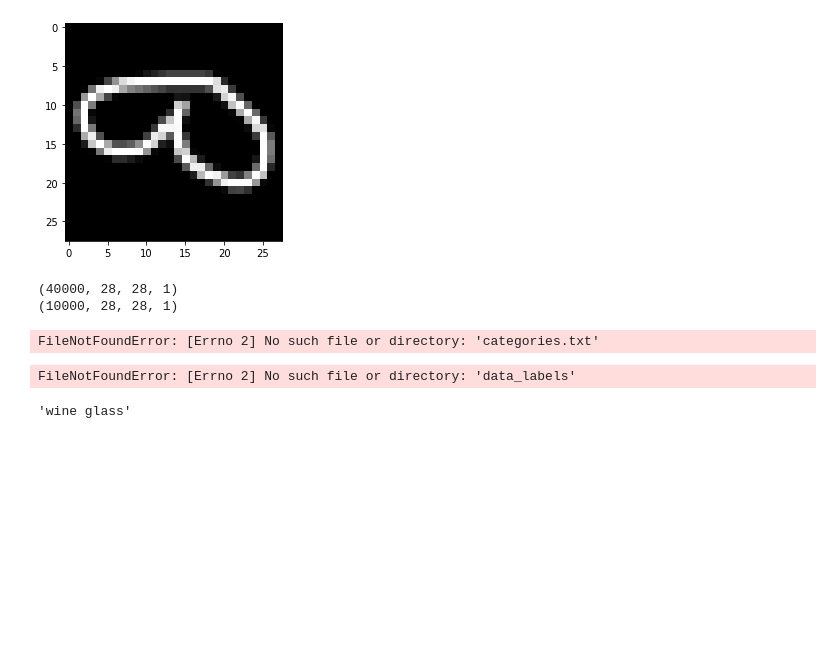
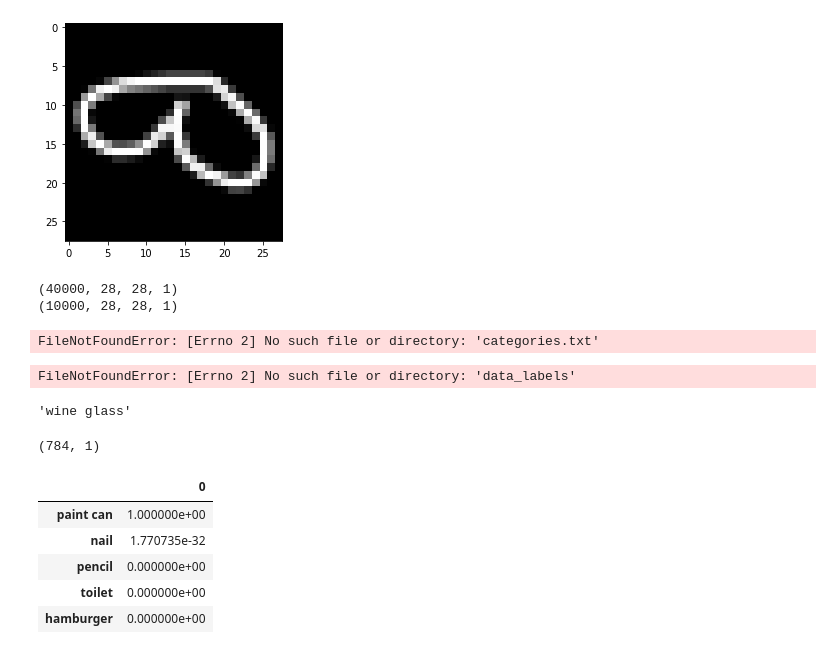
Before and after one commit to a-mger/ai_pictionary, a Jupyter notebook: notebooks/testing_andreas.ipynb, the cells around one changed output. Cells and saved outputs as stored; diff of their text form; code cells hidden in the pictures; blank space fills up the shorter version.

```diff
--- a/notebooks/testing_andreas.ipynb
+++ b/notebooks/testing_andreas.ipynb
@@ -940,3 +943,7 @@ X_pred = np.array([[  0],
  [  0],
  [  0],
  [  0]])
+# %%
+X_pred.shape
+# %% [output]
+(784, 1)
@@ -943,8 +954,17 @@ X_pred = np.array([[  0],
 # %%
 import requests
 
 # enter here the address of your flask api
-url = 'https://aipictionaryimage-djqbxeaiha-ew.a.run.app/predict'
-params = dict(X_pred=X_pred)
+#url = 'https://aipictionaryimage-djqbxeaiha-ew.a.run.app/predict'
+url = 'http://127.0.0.1:8000/predict'
+params = dict(img_frontend=img_json)
 response = requests.get(url, params=params)
-# prediction = response.json()
+prediction = response.json()
+pd.read_json(prediction).transpose()
+# %% [output]
+|  | 0 |
+| paint can | 1.000000e+00 |
+| nail | 1.770735e-32 |
+| pencil | 0.000000e+00 |
+| toilet | 0.000000e+00 |
+| hamburger | 0.000000e+00 |
```
Also changed, not shown: parts of 7 cells of this notebook, 13 other files.
